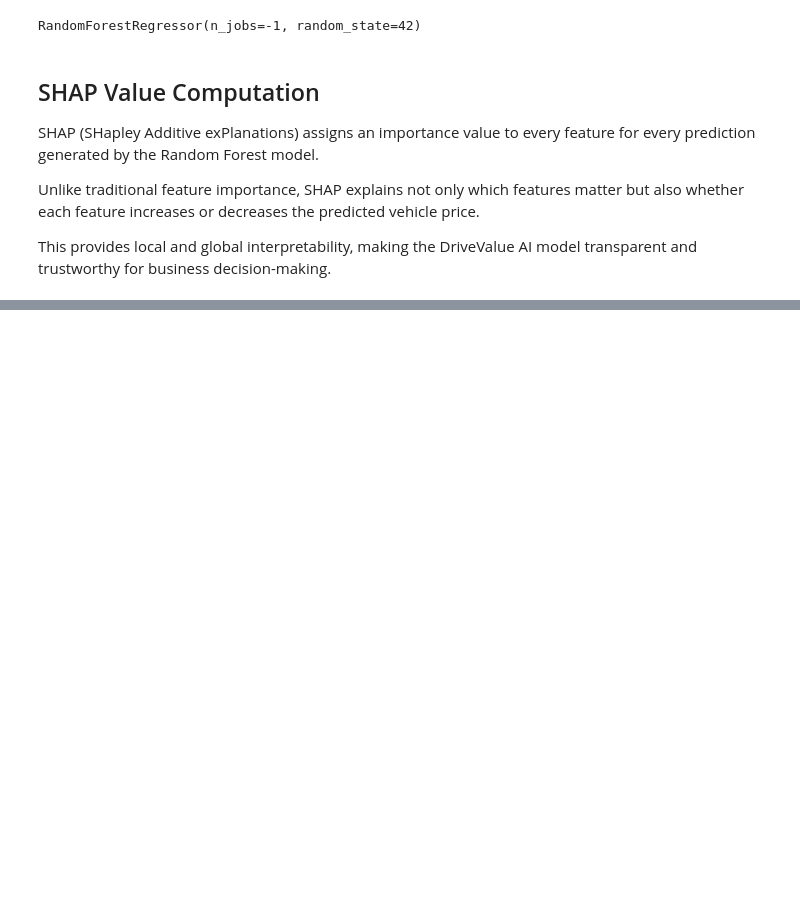
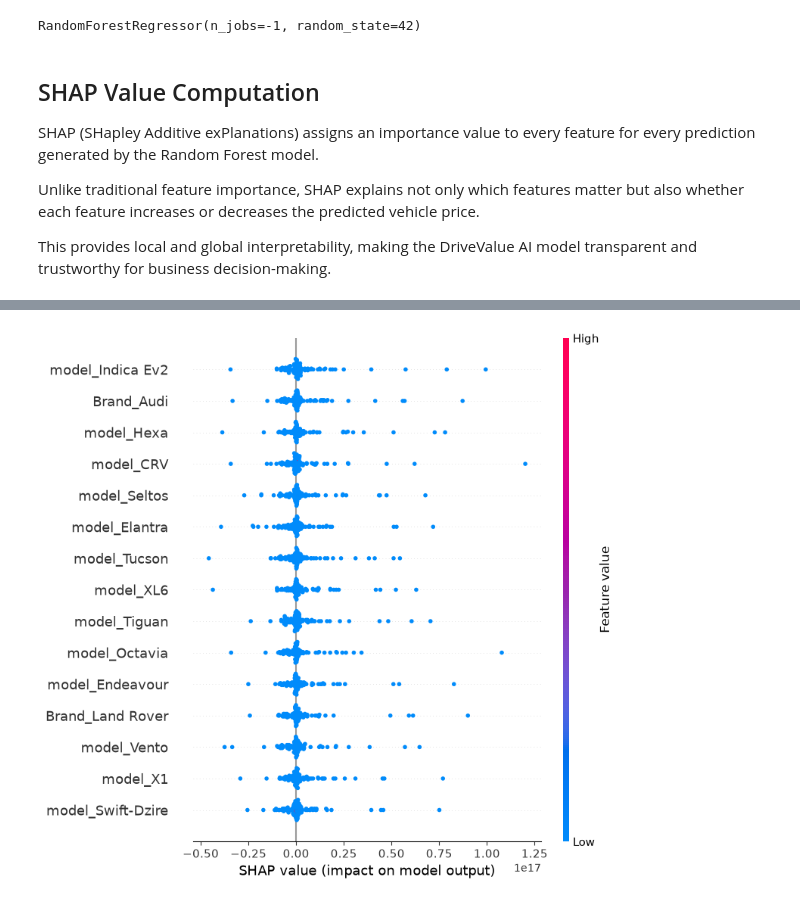
Before and after one commit to JacquaM/DriveValue-AI, a Jupyter notebook: notebooks/05_Model_Optimization_and_Explainability.ipynb, the cells around one changed output, grey strips where cells are left out. Drawn from its saved outputs; the diff is of its cells as text; code cells hidden in the pictures; blank space fills up the shorter version.

```diff
--- a/notebooks/05_Model_Optimization_and_Explainability.ipynb
+++ b/notebooks/05_Model_Optimization_and_Explainability.ipynb
@@ -247,0 +329,8 @@ print("SHAP values calculated successfully!")
+# %%
+shap.summary_plot(
+    shap_values,
+    sample,
+    max_display=15
+)
+# %% [output]
+[figure, added]
```
Also changed, not shown: parts of 26 cells of this notebook, 2 other files.
